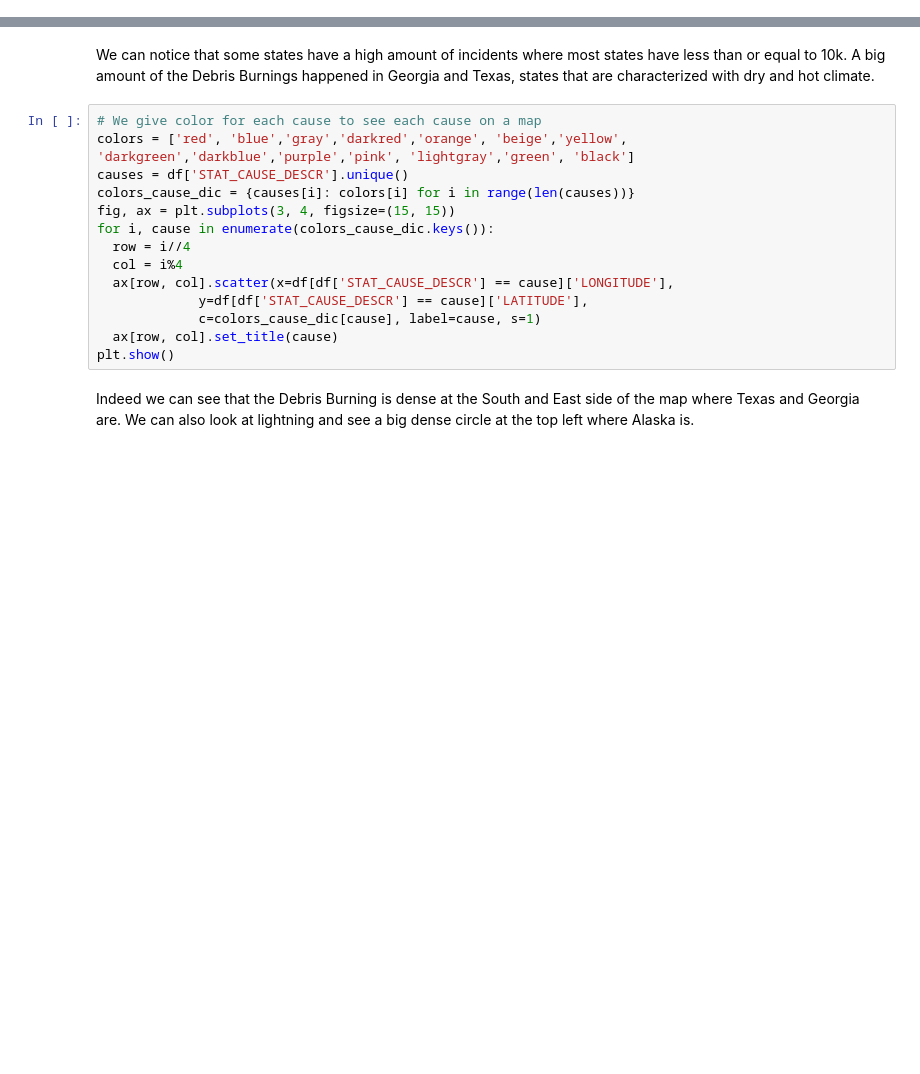
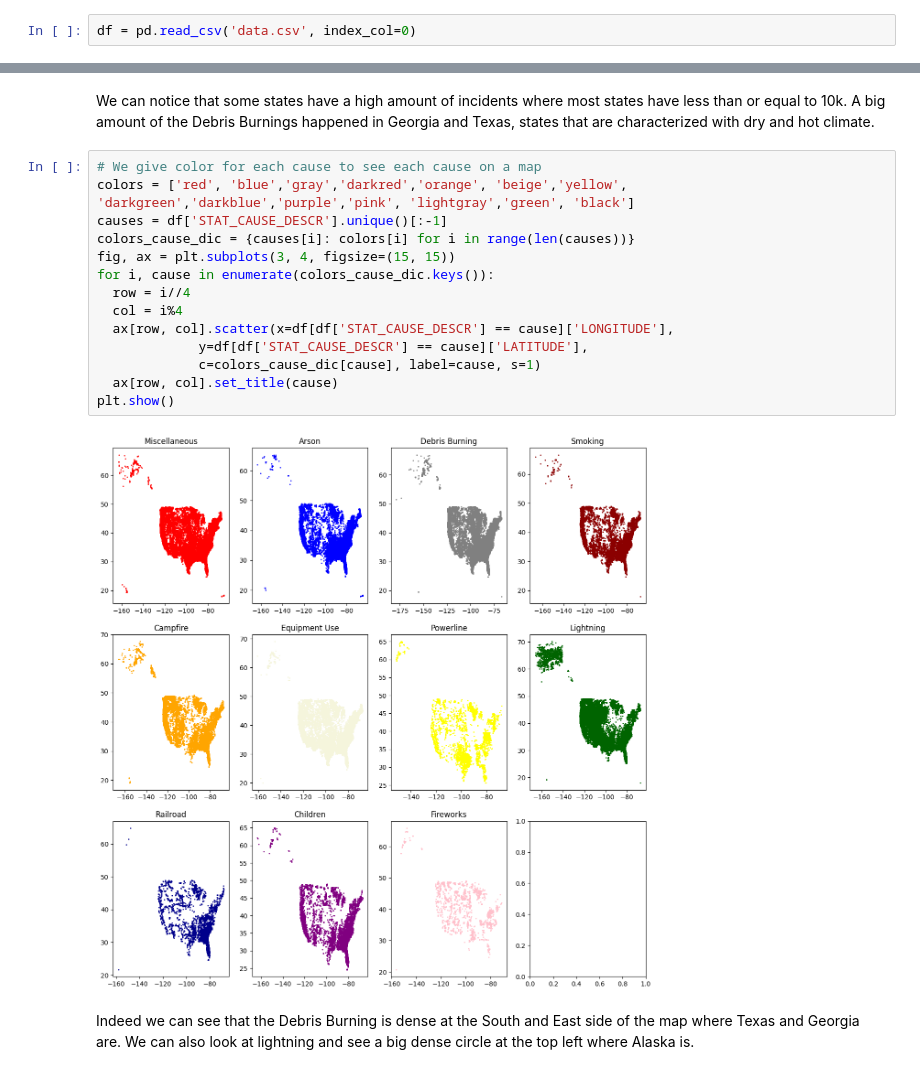
Before and after one commit to shkitan/ds_project, a Jupyter notebook: FirePrediction.ipynb, the cells around one changed output, grey strips where cells are left out. Saved outputs shown, nothing was run; the diff lists cells and outputs as text; blank space fills up the shorter version.

```diff
--- a/FirePrediction.ipynb
+++ b/FirePrediction.ipynb
@@ -14,3 +20,5 @@ FileNotFoundError: [Errno 2] No such file or directory: '/content/drive/MyDrive/
+# %%
+df = pd.read_csv('data.csv', index_col=0)
 # %%
 target_classes = df['STAT_CAUSE_DESCR'].unique()
 target_classes
@@ -36,17 +50,19 @@ We can notice that some states have a high amount of incidents where most states
 # %%
 # We give color for each cause to see each cause on a map
 colors = ['red', 'blue','gray','darkred','orange', 'beige','yellow', 'darkgreen','darkblue','purple','pink', 'lightgray','green', 'black']
-causes = df['STAT_CAUSE_DESCR'].unique()
+causes = df['STAT_CAUSE_DESCR'].unique()[:-1]
 colors_cause_dic = {causes[i]: colors[i] for i in range(len(causes))}
 fig, ax = plt.subplots(3, 4, figsize=(15, 15))
 for i, cause in enumerate(colors_cause_dic.keys()):
   row = i//4
   col = i%4
   ax[row, col].scatter(x=df[df['STAT_CAUSE_DESCR'] == cause]['LONGITUDE'],
              y=df[df['STAT_CAUSE_DESCR'] == cause]['LATITUDE'],
              c=colors_cause_dic[cause], label=cause, s=1)
   ax[row, col].set_title(cause)
 plt.show()
+# %% [output]
+[figure, added]
 # %% [markdown]
 Indeed we can see that the Debris Burning is dense at the South and East side of the map where Texas and Georgia are. We can also look at lightning and see a big dense circle at the top left where Alaska is.
 # %% [markdown]
```
Also changed, not shown: parts of 74 cells of this notebook.
